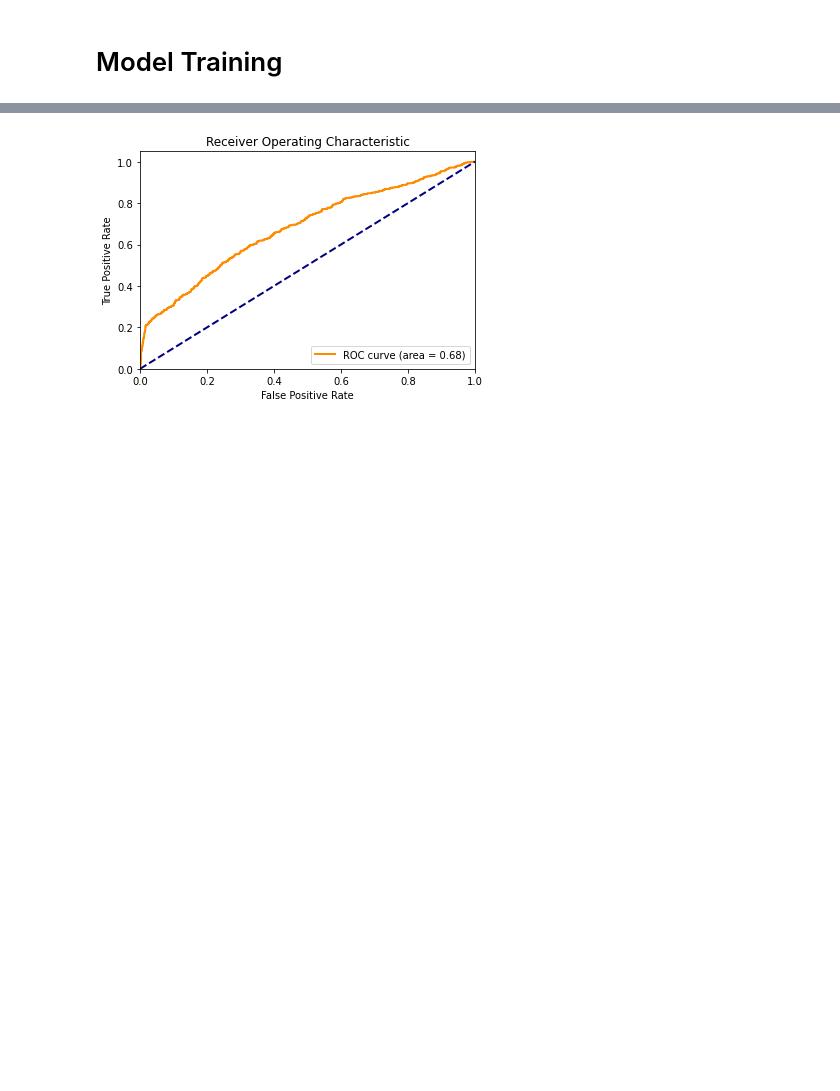
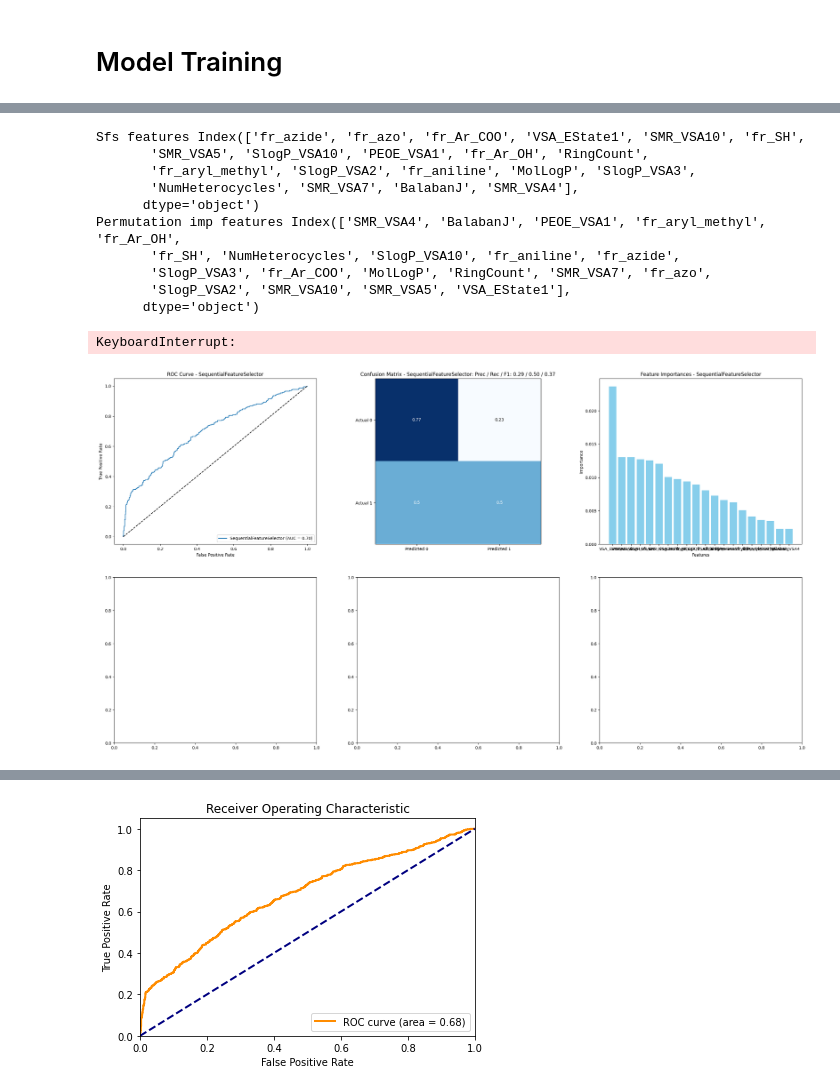
Before and after one commit to julianostermaier/cheminfo_project, a Jupyter notebook: hiv_classification.ipynb, the cells around one changed output, grey strips where cells are left out. Cells and saved outputs as stored; diff of their text form; code cells hidden in the pictures; blank space fills up the shorter version.

```diff
--- a/hiv_classification.ipynb
+++ b/hiv_classification.ipynb
@@ -338,0 +486,27 @@ from sklearn.metrics import classification_report, confusion_matrix
+# %%
+# run logistic regression and random forest models
+
+models = [LogisticRegression(max_iter=100), RandomForestClassifier(n_estimators=30, random_state=42)]
+
+for i, model in enumerate(models):
+    X_train, X_test, y_train, y_test = train_test_split(X_, y_, test_size=0.2, random_state=42)
+    model, tpr, fpr, optimal_threshold, performance_dict, importances = train_eval_model(model, X_train, y_train, X_test, y_test)
+    if i == 0:
+        fig, axes = plt.subplots(len(models), 3, figsize=(30, 8 * len(models)))
+    plot = plot_model_results(i, axes, model.__class__.__name__, tpr, fpr, performance_dict, importances)
+    if i == len(models) - 1:
+        plt.tight_layout()
+        plt.show()
+# %% [output]
+Sfs features Index(['fr_azide', 'fr_azo', 'fr_Ar_COO', 'VSA_EState1', 'SMR_VSA10', 'fr_SH',
+       'SMR_VSA5', 'SlogP_VSA10', 'PEOE_VSA1', 'fr_Ar_OH', 'RingCount',
+       'fr_aryl_methyl', 'SlogP_VSA2', 'fr_aniline', 'MolLogP', 'SlogP_VSA3',
+       'NumHeterocycles', 'SMR_VSA7', 'BalabanJ', 'SMR_VSA4'],
+      dtype='object')
+Permutation imp features Index(['SMR_VSA4', 'BalabanJ', 'PEOE_VSA1', 'fr_aryl_methyl', 'fr_Ar_OH',
+       'fr_SH', 'NumHeterocycles', 'SlogP_VSA10', 'fr_aniline', 'fr_azide',
+       'SlogP_VSA3', 'fr_Ar_COO', 'MolLogP', 'RingCount', 'SMR_VSA7', 'fr_azo',
+       'SlogP_VSA2', 'SMR_VSA10', 'SMR_VSA5', 'VSA_EState1'],
+      dtype='object')
+KeyboardInterrupt:
+[figure, added]
```
Also changed, not shown: parts of 29 cells of this notebook.
